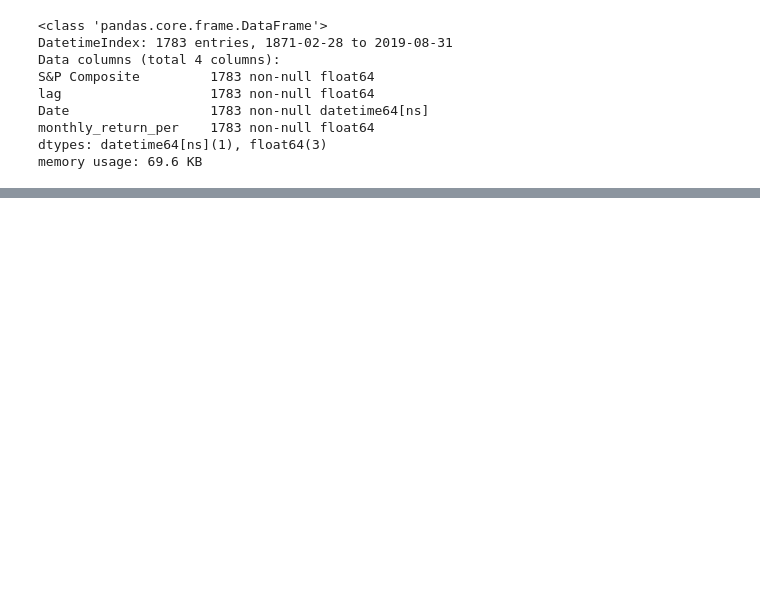
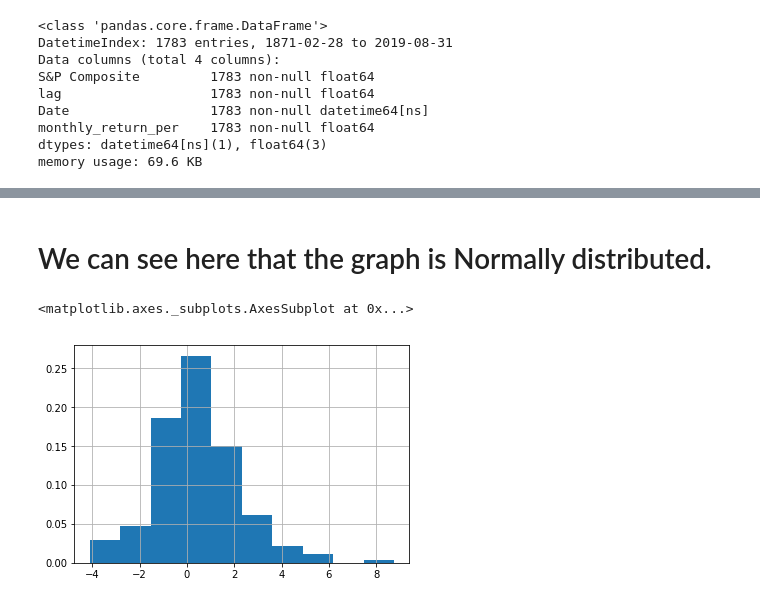
Before and after one commit to Carterbouley/mod_3_project, a Jupyter notebook: Josh Notebook.ipynb, the cells around one changed output, grey strips where cells are left out. Drawn from its saved outputs; the diff is of its cells as text; code cells hidden in the pictures; blank space fills up the shorter version.

```diff
--- a/Josh Notebook.ipynb
+++ b/Josh Notebook.ipynb
@@ -505,0 +602,7 @@ df1.head()
+# %% [markdown]
+# We can see here that the graph is Normally distributed.
+# %%
+debt['monthly_return_per'].hist(density=True)
+# %% [output]
+<matplotlib.axes._subplots.AxesSubplot at 0x...>
+[figure, added]
```
Also changed, not shown: parts of 29 cells of this notebook.
